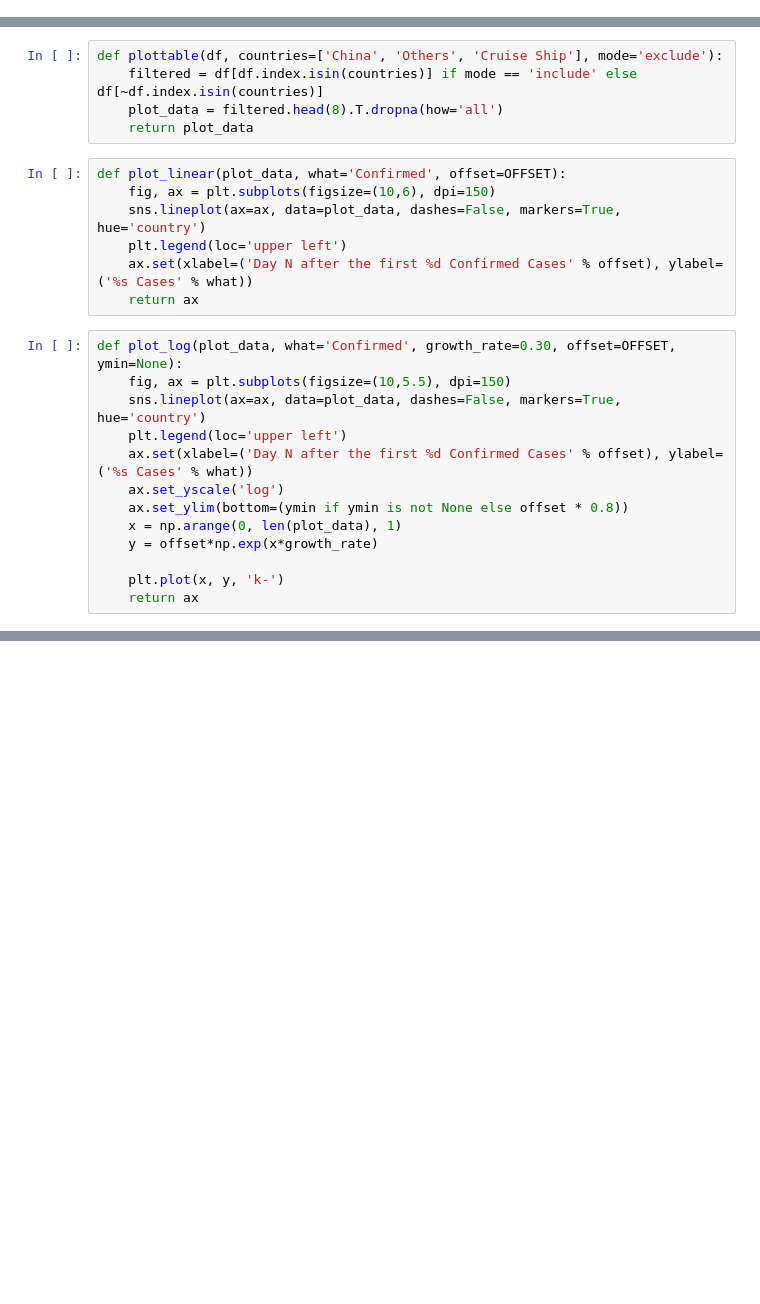
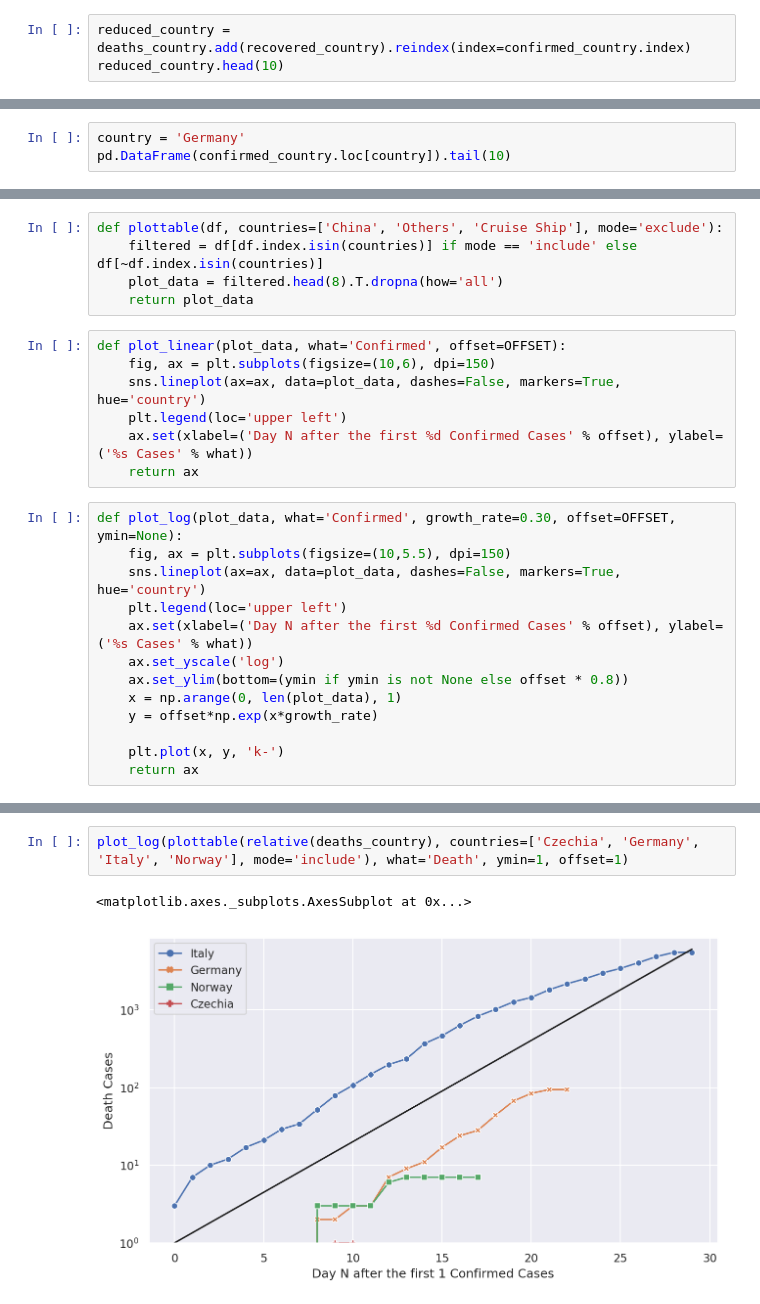
Before and after one commit to ctavan/covid19-datalab, a Jupyter notebook: datalab/notebooks/COVID19.ipynb, the cells around one changed output, grey strips where cells are left out. Saved outputs shown, nothing was run; the diff lists cells and outputs as text; blank space fills up the shorter version.

```diff
--- a/datalab/notebooks/COVID19.ipynb
+++ b/datalab/notebooks/COVID19.ipynb
@@ -37,0 +100,3 @@ pd.DataFrame(confirmed_country.loc['Korea, South']).T
+# %%
+reduced_country = deaths_country.add(recovered_country).reindex(index=confirmed_country.index)
+reduced_country.head(10)
@@ -37,0 +117,3 @@ pd.DataFrame(confirmed_country.loc['Korea, South']).T
+# %%
+country = 'Germany'
+pd.DataFrame(confirmed_country.loc[country]).tail(10)
@@ -119,2 +285,7 @@ plot_log(plottable(relative(deaths_country)), what='Death', ymin=1, offset=1)
+# %%
+plot_log(plottable(relative(deaths_country), countries=['Czechia', 'Germany', 'Italy', 'Norway'], mode='include'), what='Death', ymin=1, offset=1)
+# %% [output]
+<matplotlib.axes._subplots.AxesSubplot at 0x...>
+[figure, added]
 # %%
 #plot_linear(plottable(relative(confirmed_country, offset=30), countries=['Czechia', 'Germany', 'Italy'], mode='include').head(10), offset=30)
```
Also changed, not shown: parts of 28 cells of this notebook, 5 other files.
